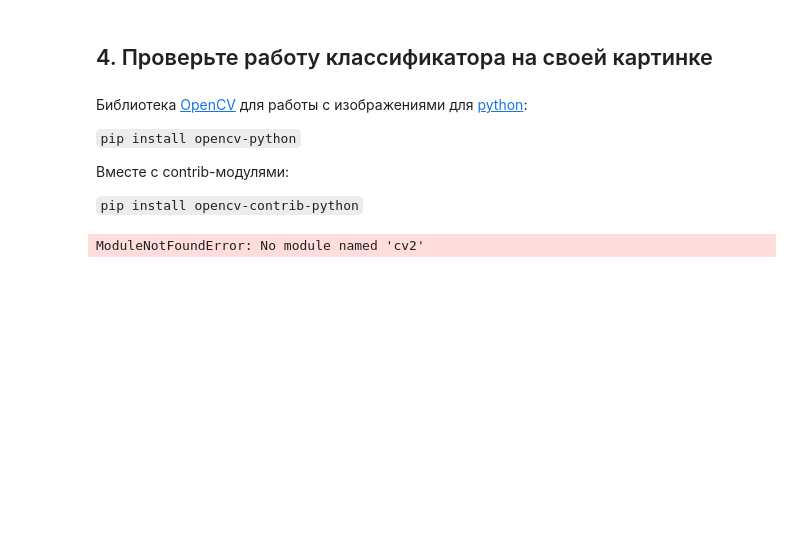
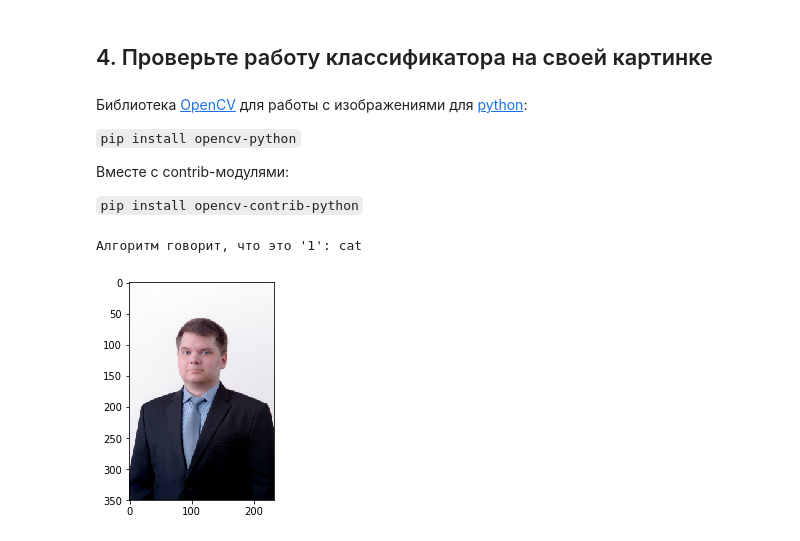
Before and after one commit to Claptar/prog_Binkevich, a Jupyter notebook: jyp/image_classifier.ipynb, the cells around one changed output. Drawn from its saved outputs; the diff is of its cells as text; code cells hidden in the pictures; blank space fills up the shorter version.

```diff
--- a/jyp/image_classifier.ipynb
+++ b/jyp/image_classifier.ipynb
@@ -191,7 +191,7 @@ f1_score для простой модели: 0.7667
 logReg = LogisticRegression()
 logReg.get_params().keys()
 param_grid = {
-    'C' : [ 1, 10, 100, 1000, 10000],
+    'C' : [10, 40, 70, 90, 100, 110, 150, 200, 1000, 10000],
     'penalty': ['l1', 'l2']
 }
 grid_cv = GridSearchCV(logReg, param_grid, cv=5, scoring='accuracy')
@@ -216,13 +216,23 @@ print ('Среднее значение при CV: {:.4f}'.format(scores.mean())
 # %% [markdown]
 Обучим модель с оптимальными параметрами на всей обучающей выборке и посмотрим на метрики качества:
 # %%
+
 from sklearn import metrics
-best_clf = LogisticRegression(C=10, penalty = 'l1', fit_intercept=True)
+c = grid_cv.best_params_['C']
+p = grid_cv.best_params_['penalty']
+best_clf = LogisticRegression(C=c, penalty=p)
 best_clf.fit(train_set_x_vectorized, train_set_y)
-
 y_predicted = best_clf.predict(test_set_x_vectorized)
 metric_score = metrics.accuracy_score(y_predicted, test_set_y)
+
 print('Optimal model hyperparameters accuracy score: {:.4f}'.format(metric_score))
+#print (metrics.classification_report(test_set_y, y_predicted))
 correct_score = metrics.f1_score(test_set_y, y_predicted)
+mae = metrics.mean_absolute_error(test_set_y, y_predicted)
+r2 = metrics.r2_score(test_set_y, y_predicted)
+print('Mean absolute error для простой модели: {:.4f}'.format(mae))
+print('Коэффициент детерминации для простой модели: {:.4f}'.format(r2)) #Отриц. значение говорит о крайней неадекватности модели!
+print('Precision для простой модели: {:.4f}'.format(metrics.precision_score(test_set_y, y_predicted)))
+print('Recall для простой модели: {:.4f}'.format(metrics.recall_score(test_set_y, y_predicted)))
 print('f1_score для простой модели: {:.4f}'.format(correct_score))
 # %% [output]
@@ -297,16 +311,17 @@ F-мера для модели с аугментациями: 0.6545
 
 `pip install opencv-contrib-python`
 # %%
-import cv2
+###### import cv2
 
 # Путь к картинке на вашем ПК
-fname = "cat-non-cat.jpg"
+fname = "5.jpg"
 # Считываем картинку через scipy
 src = cv2.cvtColor(cv2.imread((fname)), cv2.COLOR_BGR2RGB)
 src_resized = cv2.resize(src, (src_size,src_size), interpolation=cv2.INTER_LINEAR).reshape(1, src_size*src_size*3)
 my_image_predict = clf.predict(src_resized)[0]
 
 plt.imshow(src)
 print("Алгоритм говорит, что это '{}': {}".format(my_image_predict, classes[my_image_predict]))
 # %% [output]
-ModuleNotFoundError: No module named 'cv2'
+Алгоритм говорит, что это '1': cat
+[figure, added]
```
Also changed, not shown: parts of 7 cells of this notebook, 1 other file.
